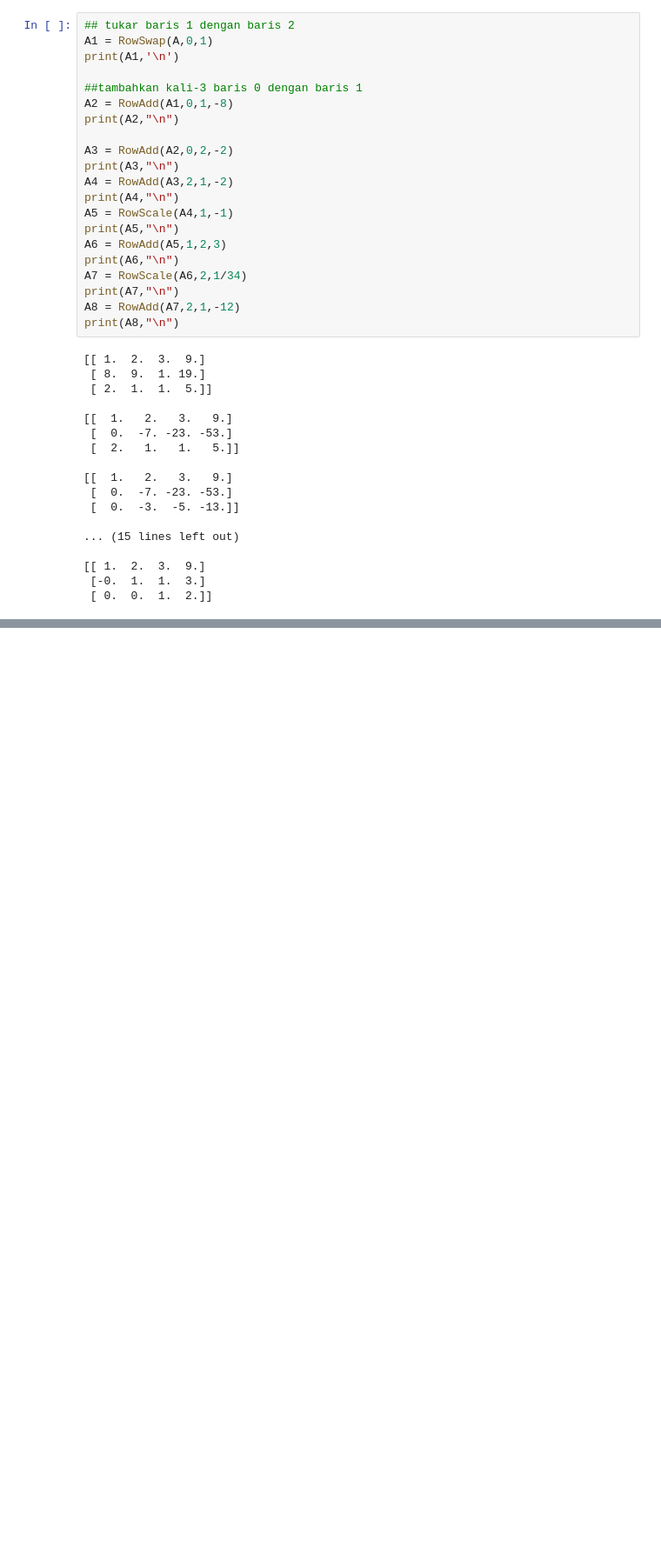
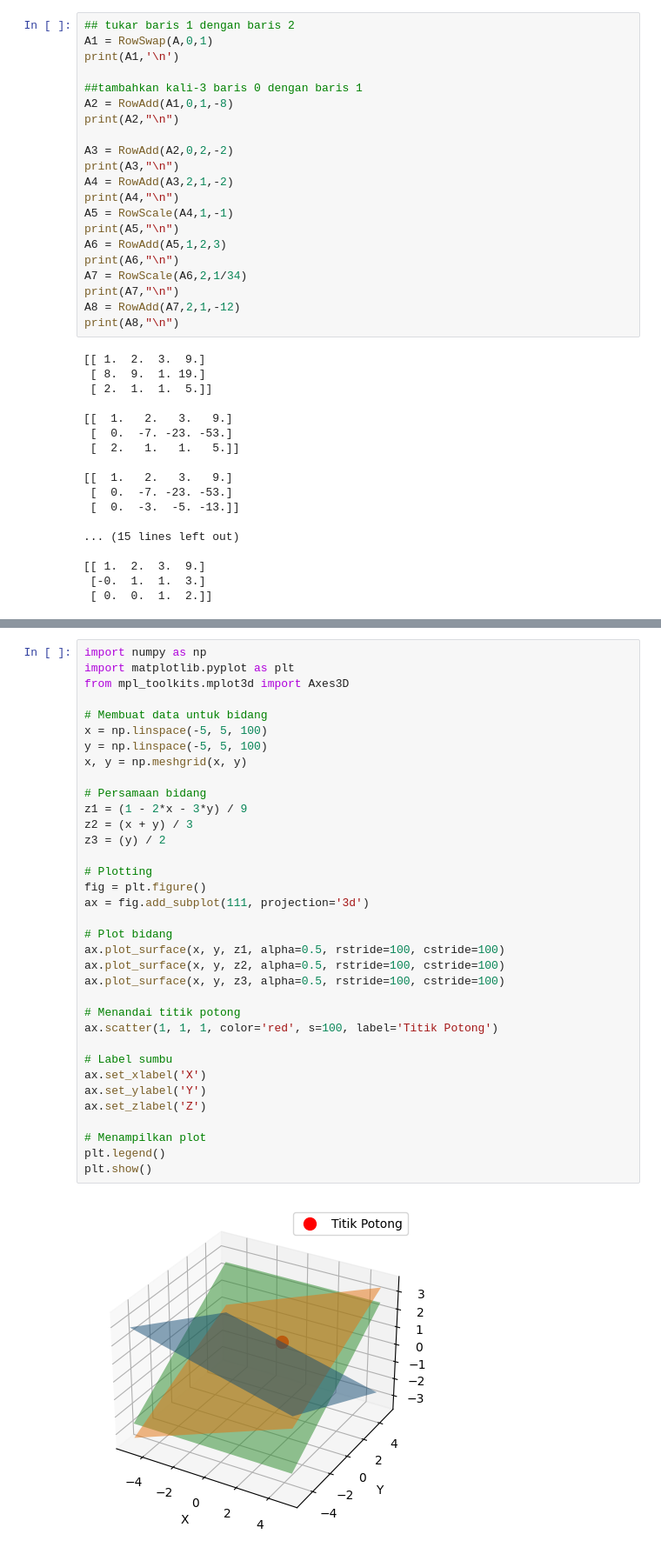
Before and after one commit to Alhamdywahyu1/Alin, a Jupyter notebook: _sources/Sistem Linier.ipynb, the cells around one changed output, grey strips where cells are left out. Shown at 87% size. Saved outputs shown, nothing was run; the diff lists cells and outputs as text; blank space fills up the shorter version.

```diff
--- a/_sources/Sistem Linier.ipynb
+++ b/_sources/Sistem Linier.ipynb
@@ -143,0 +129,37 @@ selamat bertugas
+# %%
+import numpy as np
+import matplotlib.pyplot as plt
+from mpl_toolkits.mplot3d import Axes3D
+
+# Membuat data untuk bidang
+x = np.linspace(-5, 5, 100)
+y = np.linspace(-5, 5, 100)
+x, y = np.meshgrid(x, y)
+
+# Persamaan bidang
+z1 = (1 - 2*x - 3*y) / 9
+z2 = (x + y) / 3
+z3 = (y) / 2
+
+# Plotting
+fig = plt.figure()
+ax = fig.add_subplot(111, projection='3d')
+
+# Plot bidang
+ax.plot_surface(x, y, z1, alpha=0.5, rstride=100, cstride=100)
+ax.plot_surface(x, y, z2, alpha=0.5, rstride=100, cstride=100)
+ax.plot_surface(x, y, z3, alpha=0.5, rstride=100, cstride=100)
+
+# Menandai titik potong
+ax.scatter(1, 1, 1, color='red', s=100, label='Titik Potong')
+
+# Label sumbu
+ax.set_xlabel('X')
+ax.set_ylabel('Y')
+ax.set_zlabel('Z')
+
+# Menampilkan plot
+plt.legend()
+plt.show()
+# %% [output]
+[figure, added]
```
Also changed, not shown: parts of 5 cells of this notebook, 8 other files.
